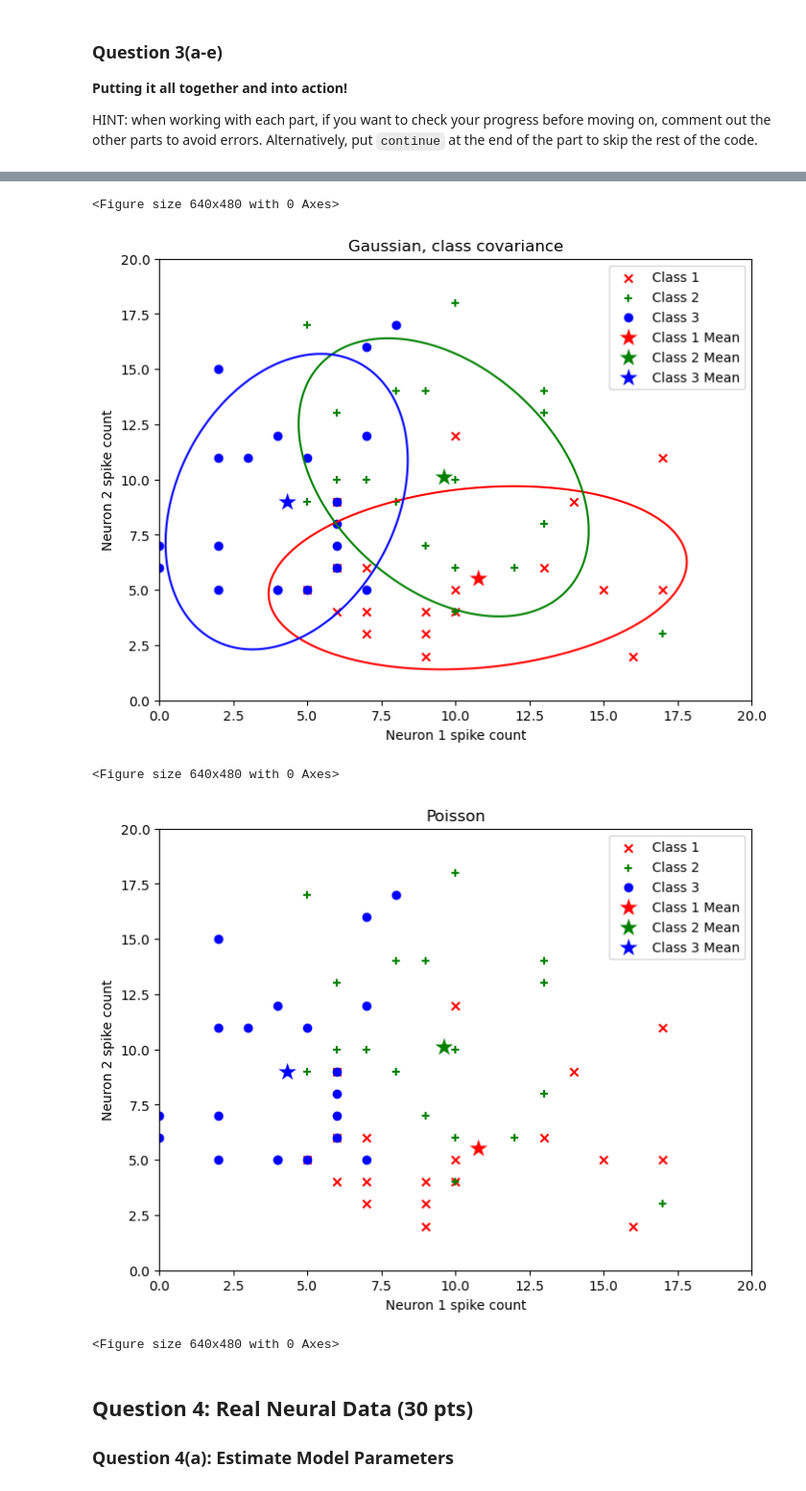
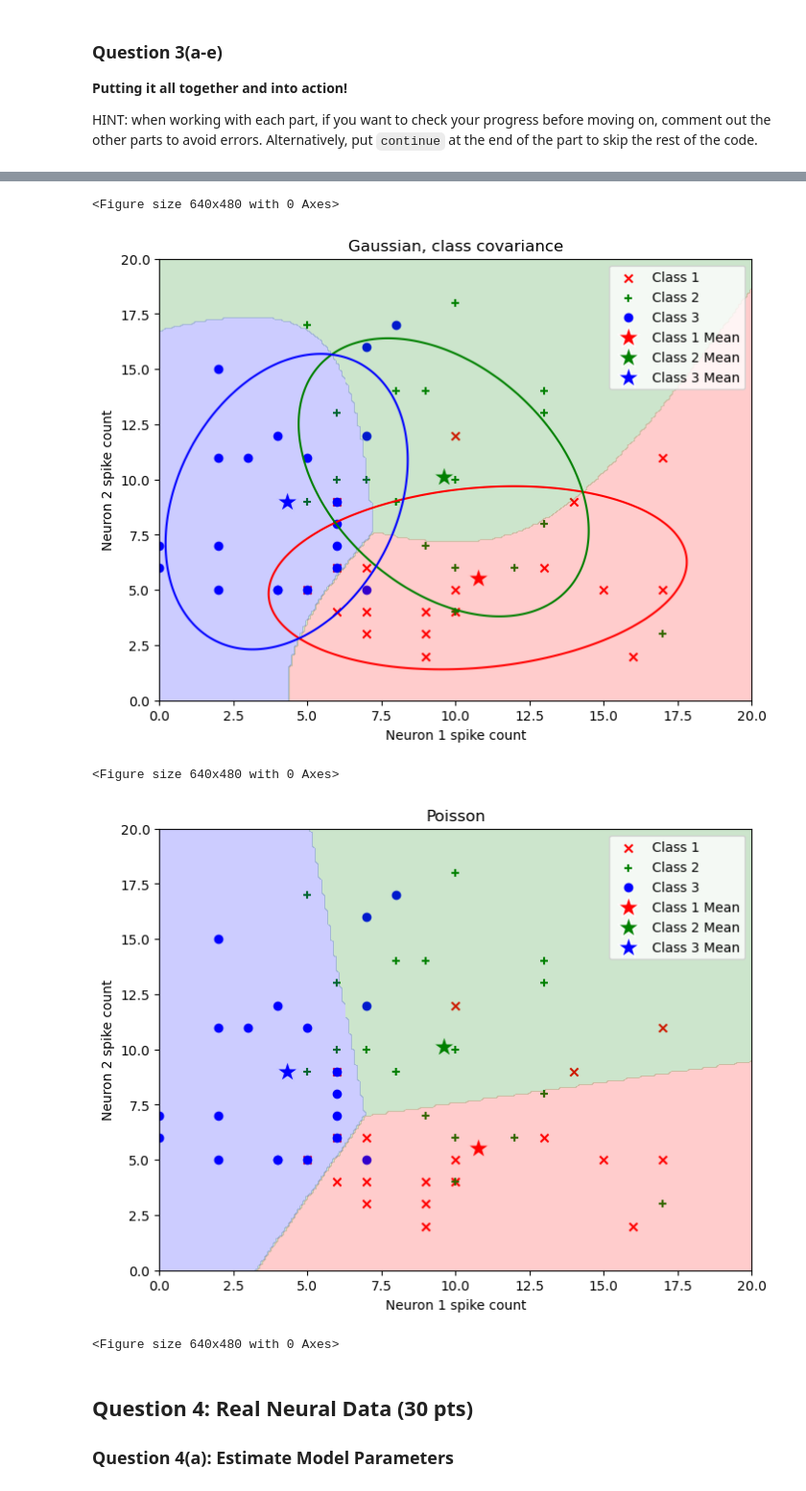
Before and after one commit to khanakagrawal/ML_for_Neuro, a Jupyter notebook: hw2/HW2.ipynb, the cells around one changed output, grey strips where cells are left out. Shown at 96% size. Saved outputs shown, nothing was run; the diff lists cells and outputs as text; code cells hidden in the pictures.

```diff
--- a/hw2/HW2.ipynb
+++ b/hw2/HW2.ipynb
@@ -421,6 +453,19 @@ for model_idx in range(3):
     # First go to code block Q3(e) to finish the ``decision_boundary`` functions,
     # Then come back and finish this section.
     #
+    x = np.linspace(0, 20, 200)
+    y = np.linspace(0, 20, 200)
+    X, Y = np.meshgrid(x, y)
+    grid = np.column_stack([X.ravel(), Y.ravel()])
+
+    if mdl_type == "gaussian":
+        preds = decision_boundary_gaussian(grid, pi, mu, sigma)
+    elif mdl_type == "poisson":
+        preds = decision_boundary_poisson(grid, pi, lam)
+
+    preds = preds.reshape(X.shape)
+
+    axs.contourf(X, Y, preds, alpha=0.2, levels=np.arange(-0.5, n_classes, 1), colors=colors)
     # -------------------------- #
 
     axs.set_title(titles[model_idx])
@@ -432,7 +477,7 @@ for model_idx in range(3):
 <Figure size 640x480 with 0 Axes>
-[figure, old version]
+[figure, new version]
 <Figure size 640x480 with 0 Axes>
-[figure, old version]
+[figure, new version]
 <Figure size 640x480 with 0 Axes>
 # %% [markdown]
 ## Question 4: Real Neural Data (30 pts)
```
Also changed, not shown: parts of 2 cells of this notebook.
